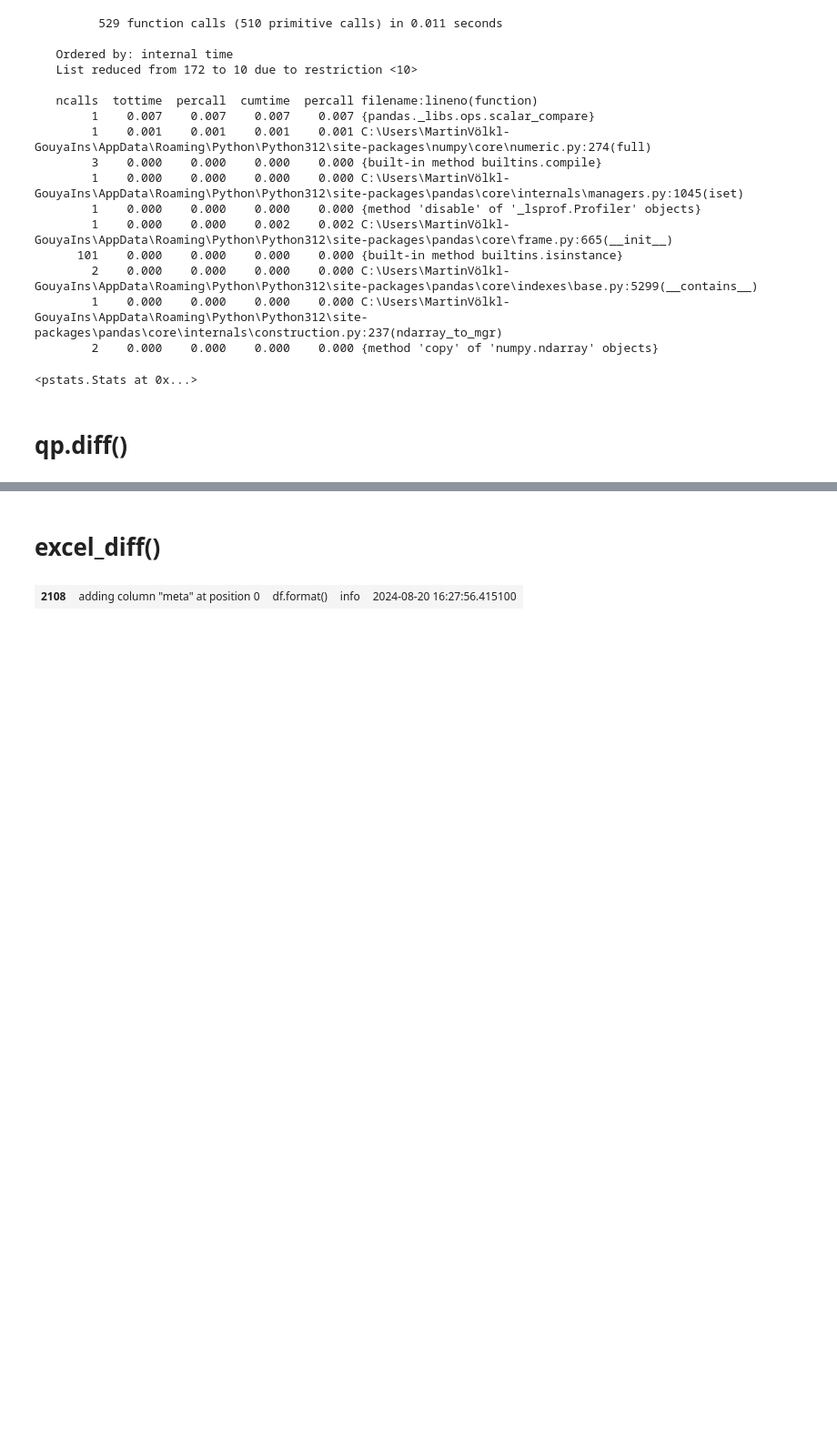
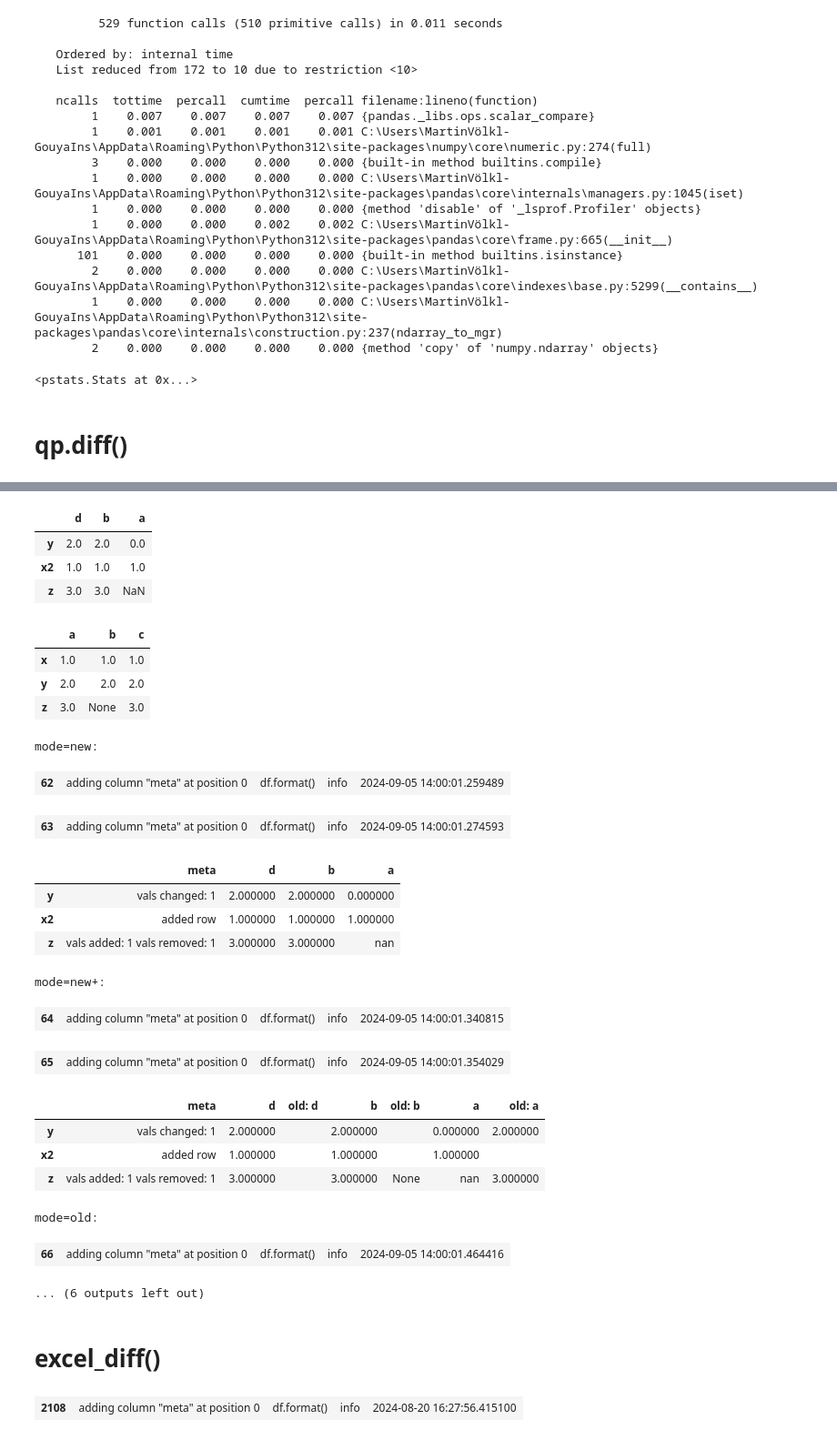
Before and after one commit to MartinVoelkl94/qplib_dev, a Jupyter notebook: prototyping.ipynb, the cells around one changed output, grey strips where cells are left out. Shown at 91% size. Saved outputs shown, nothing was run; the diff lists cells and outputs as text; code cells hidden in the pictures; blank space fills up the shorter version.

```diff
--- a/prototyping.ipynb
+++ b/prototyping.ipynb
@@ -2512,3 +2497,58 @@ _diff(df_new, df_old, mode='new').data
+# %%
+
+import pandas as pd
+import numpy as np
+import copy
+import os
+import sys
+import shutil
+import datetime
+import qplib as qp
+from qplib import log
+pd.set_option('display.max_columns', None)
+
+
+df_new, df_old = get_dfs()
+display(df_new)
+display(df_old)
+
+print('mode=new:')
+display(qp.diff(df_new, df_old, mode='new'))
+
+print('mode=new+:')
+display(qp.diff(df_new, df_old, mode='new+'))
+
+print('mode=old:')
+display(qp.diff(df_new, df_old, mode='old'))
+
+print('mode=mix:')
+display(qp.diff(df_new, df_old, mode='mix'))
+# %% [output]
+|  | d | b | a |
+| y | 2.0 | 2.0 | 0.0 |
+| x2 | 1.0 | 1.0 | 1.0 |
+| z | 3.0 | 3.0 | NaN |
+|  | a | b | c |
+| x | 1.0 | 1.0 | 1.0 |
+| y | 2.0 | 2.0 | 2.0 |
+| z | 3.0 | None | 3.0 |
+mode=new:
+| 62 | adding column "meta" at position 0 | df.format() | info | 2024-09-05 14:00:01.259489 |
+| 63 | adding column "meta" at position 0 | df.format() | info | 2024-09-05 14:00:01.274593 |
+|  | meta | d | b | a |
+| y | vals changed: 1 | 2.000000 | 2.000000 | 0.000000 |
+| x2 | added row | 1.000000 | 1.000000 | 1.000000 |
+| z | vals added: 1 vals removed: 1 | 3.000000 | 3.000000 | nan |
+mode=new+:
+| 64 | adding column "meta" at position 0 | df.format() | info | 2024-09-05 14:00:01.340815 |
+| 65 | adding column "meta" at position 0 | df.format() | info | 2024-09-05 14:00:01.354029 |
+|  | meta | d | old: d | b | old: b | a | old: a |
+| y | vals changed: 1 | 2.000000 |  | 2.000000 |  | 0.000000 | 2.000000 |
+| x2 | added row | 1.000000 |  | 1.000000 |  | 1.000000 |  |
+| z | vals added: 1 vals removed: 1 | 3.000000 |  | 3.000000 | None | nan | 3.000000 |
+mode=old:
+| 66 | adding column "meta" at position 0 | df.format() | info | 2024-09-05 14:00:01.464416 |
+... (6 outputs left out)
 # %% [markdown]
 # excel_diff()
 # %%
```
Also changed, not shown: parts of 3 cells of this notebook, 4 other files.
